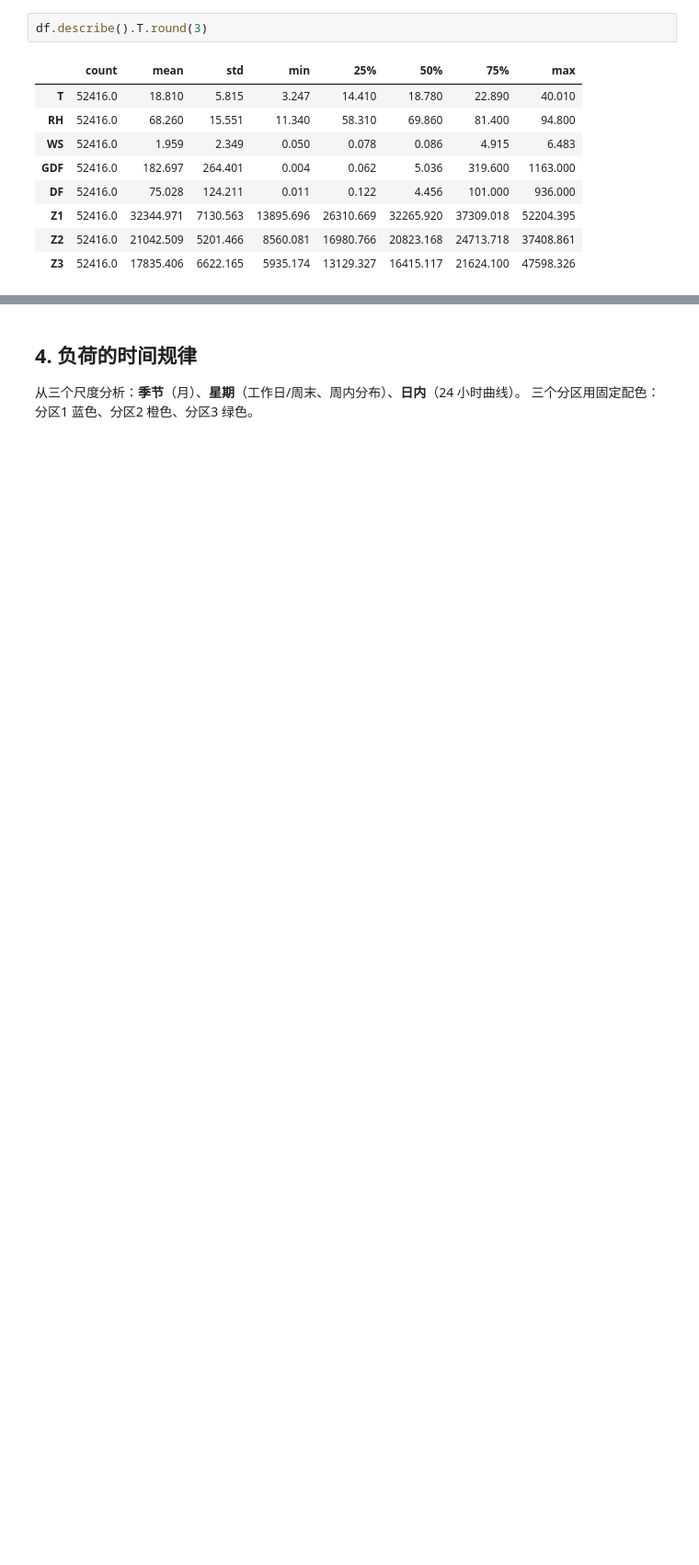
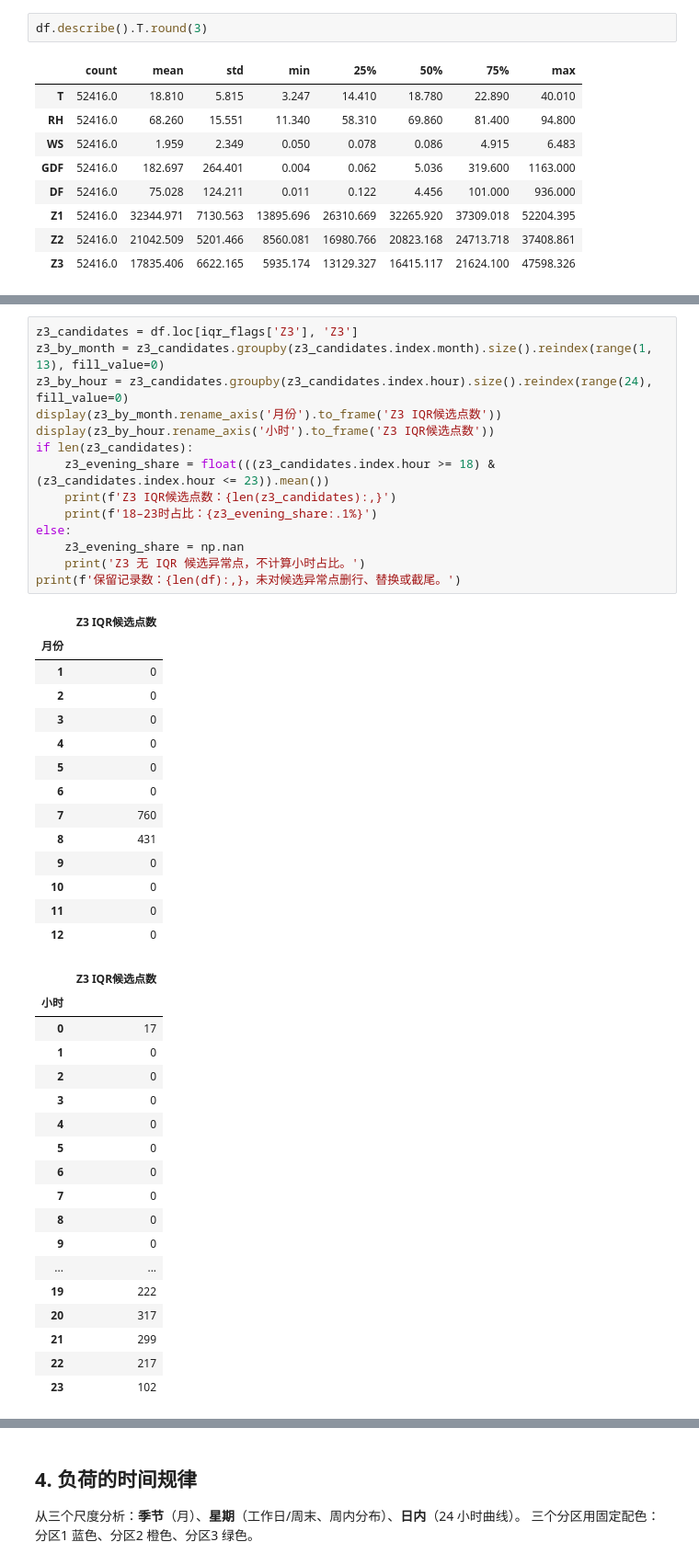
Before and after one commit to zstsyj/City_load, a Jupyter notebook: 01_eda.ipynb, the cells around one changed output, grey strips where cells are left out. Shown at 92% size. Cells and saved outputs as stored; diff of their text form; blank space fills up the shorter version.

```diff
--- a/01_eda.ipynb
+++ b/01_eda.ipynb
@@ -99,0 +255,47 @@ df.describe().T.round(3)
+# %%
+z3_candidates = df.loc[iqr_flags['Z3'], 'Z3']
+z3_by_month = z3_candidates.groupby(z3_candidates.index.month).size().reindex(range(1, 13), fill_value=0)
+z3_by_hour = z3_candidates.groupby(z3_candidates.index.hour).size().reindex(range(24), fill_value=0)
+display(z3_by_month.rename_axis('月份').to_frame('Z3 IQR候选点数'))
+display(z3_by_hour.rename_axis('小时').to_frame('Z3 IQR候选点数'))
+if len(z3_candidates):
+    z3_evening_share = float(((z3_candidates.index.hour >= 18) & (z3_candidates.index.hour <= 23)).mean())
+    print(f'Z3 IQR候选点数：{len(z3_candidates):,}')
+    print(f'18–23时占比：{z3_evening_share:.1%}')
+else:
+    z3_evening_share = np.nan
+    print('Z3 无 IQR 候选异常点，不计算小时占比。')
+print(f'保留记录数：{len(df):,}，未对候选异常点删行、替换或截尾。')
+# %% [output]
+|  | Z3 IQR候选点数 |
+| 月份 |  |
+| 1 | 0 |
+| 2 | 0 |
+| 3 | 0 |
+| 4 | 0 |
+| 5 | 0 |
+| 6 | 0 |
+| 7 | 760 |
+| 8 | 431 |
+| 9 | 0 |
+| 10 | 0 |
+| 11 | 0 |
+| 12 | 0 |
+|  | Z3 IQR候选点数 |
+| 小时 |  |
+| 0 | 17 |
+| 1 | 0 |
+| 2 | 0 |
+| 3 | 0 |
+| 4 | 0 |
+| 5 | 0 |
+| 6 | 0 |
+| 7 | 0 |
+| 8 | 0 |
+| 9 | 0 |
+| ... | ... |
+| 19 | 222 |
+| 20 | 317 |
+| 21 | 299 |
+| 22 | 217 |
+| 23 | 102 |
```
Also changed, not shown: parts of 22 cells of this notebook, 3 other files.
